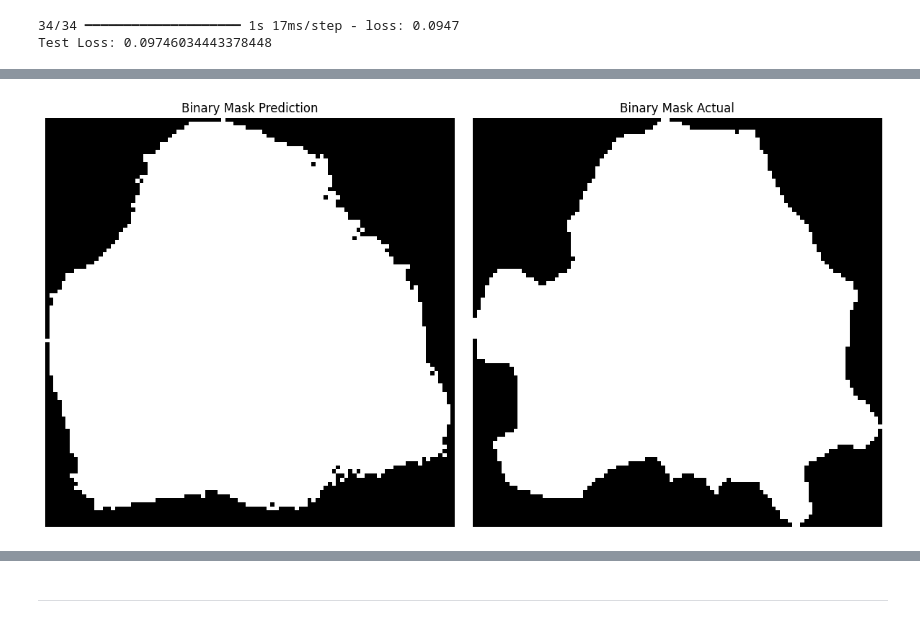
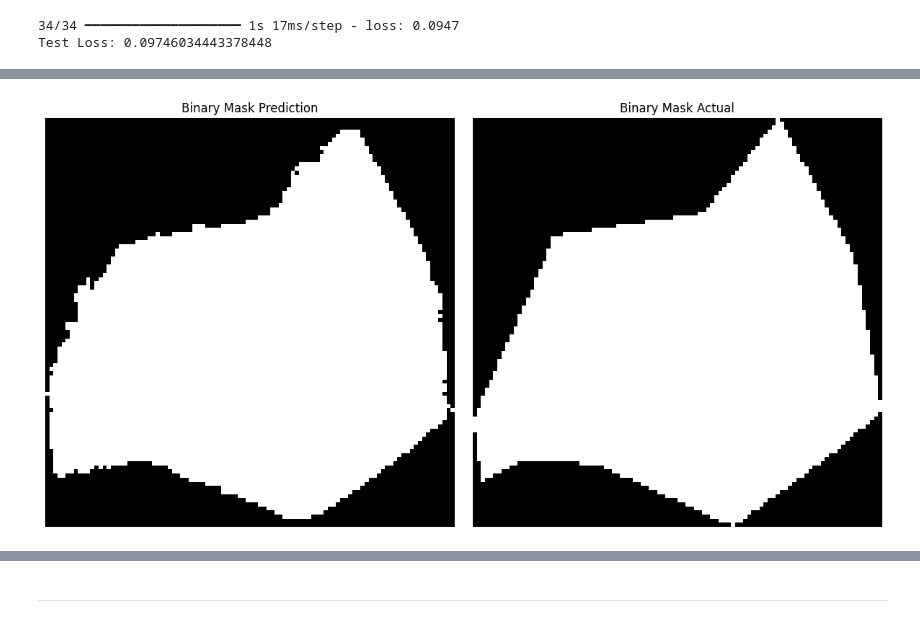
Before and after one commit to nathanchiu888/ecs-171-project, a Jupyter notebook: src/model_training2.ipynb, the cells around one changed output, grey strips where cells are left out. Saved outputs shown, nothing was run; the diff lists cells and outputs as text; code cells hidden in the pictures.

```diff
--- a/src/model_training2.ipynb
+++ b/src/model_training2.ipynb
@@ -147,13 +342,3 @@ print(f"Test Loss: {test_loss}")
 # %% [output]
 34/34 ━━━━━━━━━━━━━━━━━━━━ 1s 17ms/step - loss: 0.0947
 Test Loss: 0.09746034443378448
-# %%
-sample_index = 1000
-sample_X_raster = X_test[sample_index]
-sample_climate = climate_test[sample_index]
-sample_y = y_test[sample_index]
-
-sample_X_raster = sample_X_raster.reshape(1, 100, 100, 1)
-sample_climate = sample_climate.reshape(1, 8)
-
-prediction = model.predict([sample_X_raster, sample_climate])
@@ -162,18 +345,28 @@ prediction = model.predict([sample_X_raster, sample_climate])
 # %%
-binary_mask = (prediction.reshape((100, 100)) > 0.5).astype(np.uint8)
-actual_mask = sample_y.reshape((100, 100))
+def show_example(model, sample_index=100):
+    sample_X_raster = X_test[sample_index]
+    sample_climate = climate_test[sample_index]
+    sample_y = y_test[sample_index]
 
-fig, axes = plt.subplots(1, 2, figsize=(12, 6))
+    sample_X_raster = sample_X_raster.reshape(1, 100, 100, 1)
+    sample_climate = sample_climate.reshape(1, 8)
 
-axes[0].imshow(binary_mask, cmap='gray')
-axes[0].set_title('Binary Mask Prediction')
-axes[0].axis('off')
+    prediction = model.predict([sample_X_raster, sample_climate])
+    binary_mask = (prediction.reshape((100, 100)) > 0.5).astype(np.uint8)
+    actual_mask = sample_y.reshape((100, 100))
 
-axes[1].imshow(actual_mask, cmap='gray')
-axes[1].set_title('Binary Mask Actual')
-axes[1].axis('off')
+    fig, axes = plt.subplots(1, 2, figsize=(12, 6))
 
-plt.tight_layout()
-plt.show()
+    axes[0].imshow(binary_mask, cmap='gray')
+    axes[0].set_title('Binary Mask Prediction')
+    axes[0].axis('off')
+
+    axes[1].imshow(actual_mask, cmap='gray')
+    axes[1].set_title('Binary Mask Actual')
+    axes[1].axis('off')
+
+    plt.tight_layout()
+    plt.show()
-# %% [output]
-[figure, removed]
+# %%
+show_example(model_3, 100)
+# %% [output]
@@ -179,0 +374 @@ plt.show()
+[figure, added]
```
Also changed, not shown: parts of 15 cells of this notebook, 2 other files.
